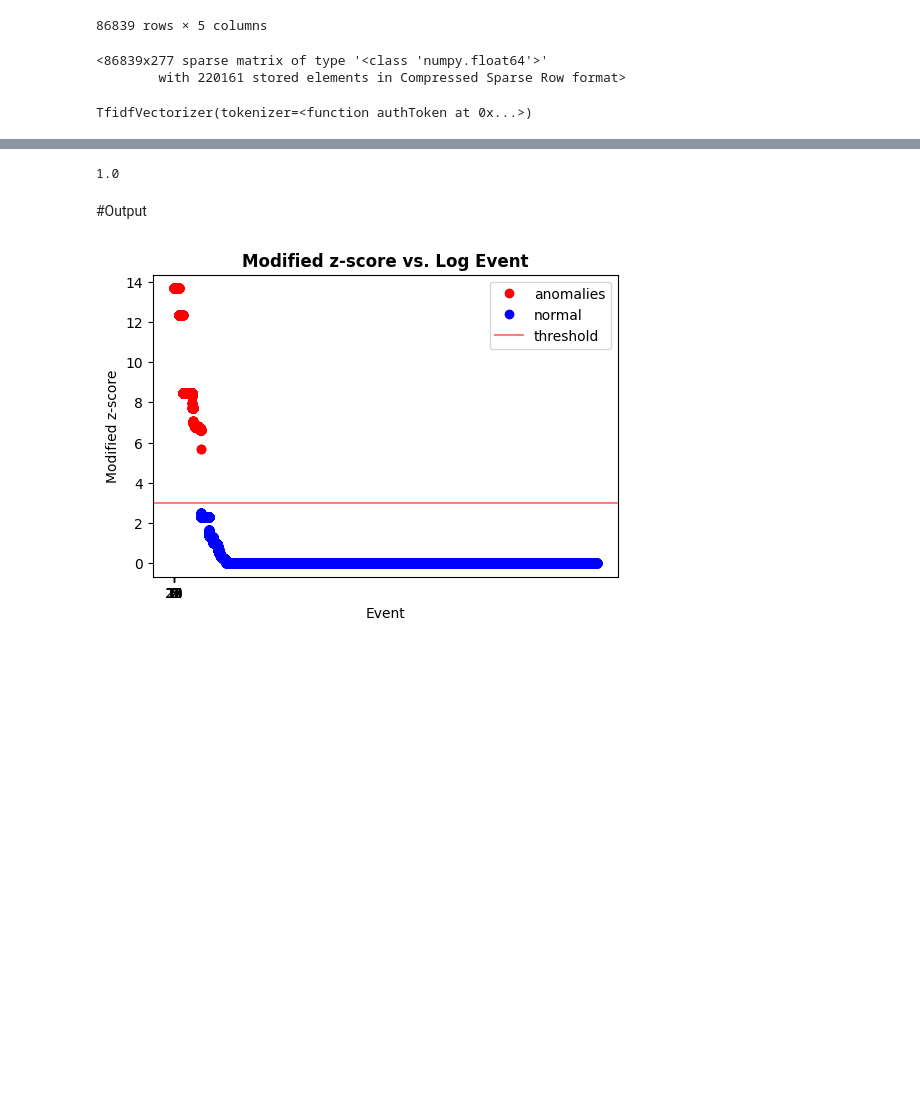
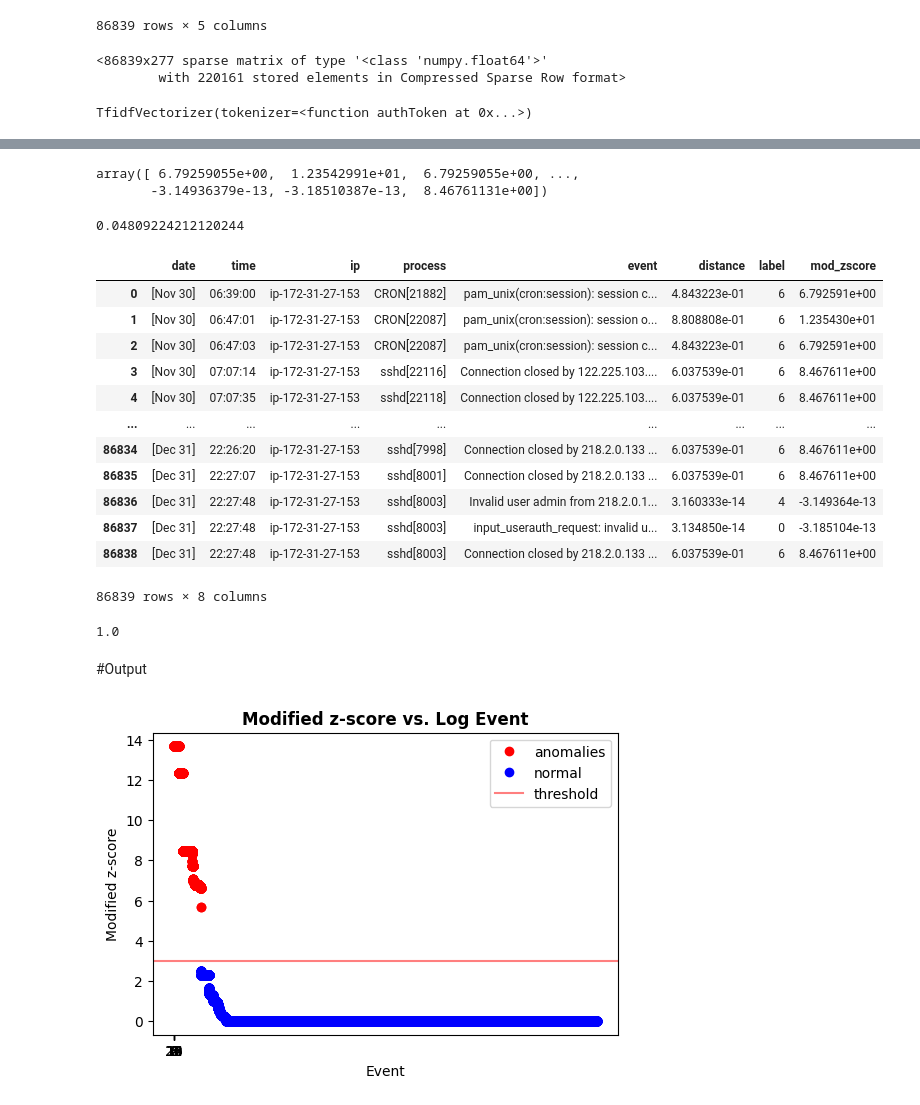
Before and after one commit to DARKS-ML/SOC-support-system, a Jupyter notebook: resources/auth_system/authlog_training_testing.ipynb, the cells around one changed output, grey strips where cells are left out. Saved outputs shown, nothing was run; the diff lists cells and outputs as text; code cells hidden in the pictures; blank space fills up the shorter version.

```diff
--- a/resources/auth_system/authlog_training_testing.ipynb
+++ b/resources/auth_system/authlog_training_testing.ipynb
@@ -108,7 +108,7 @@ def pca(path, input_data):
 # %%
 def train(path, input_data, mod):
   if mod == 'kmeans':
-    model = KMeans(7)
+    model = KMeans(8)
     model.fit(input_data)
     data = model.transform(input_data)
     pickle.dump(model, open(path + 'auth_kmeans_model.sav', 'wb'))
@@ -343,7 +370,32 @@ Name: label, Length: 86839, dtype: int32
 # %%
 mod_zscore, mad = modified_zscore(df_copy['distance'])
+# %%
+mod_zscore
+# %% [output]
+array([ 6.79259055e+00,  1.23542991e+01,  6.79259055e+00, ...,
+       -3.14936379e-13, -3.18510387e-13,  8.46761131e+00])
+# %%
+mad
+# %% [output]
+0.04809224212120244
 # %%
 df_copy['mod_zscore'] = mod_zscore.tolist()
+# %%
+df_copy
+# %% [output]
+|  | date | time | ip | process | event | distance | label | mod_zscore |
+| 0 | [Nov 30] | 06:39:00 | ip-172-31-27-153 | CRON[21882] | pam_unix(cron:session): session c... | 4.843223e-01 | 6 | 6.792591e+00 |
+| 1 | [Nov 30] | 06:47:01 | ip-172-31-27-153 | CRON[22087] | pam_unix(cron:session): session o... | 8.808808e-01 | 6 | 1.235430e+01 |
+| 2 | [Nov 30] | 06:47:03 | ip-172-31-27-153 | CRON[22087] | pam_unix(cron:session): session c... | 4.843223e-01 | 6 | 6.792591e+00 |
+| 3 | [Nov 30] | 07:07:14 | ip-172-31-27-153 | sshd[22116] | Connection closed by 122.225.103.... | 6.037539e-01 | 6 | 8.467611e+00 |
+| 4 | [Nov 30] | 07:07:35 | ip-172-31-27-153 | sshd[22118] | Connection closed by 122.225.103.... | 6.037539e-01 | 6 | 8.467611e+00 |
+| ... | ... | ... | ... | ... | ... | ... | ... | ... |
+| 86834 | [Dec 31] | 22:26:20 | ip-172-31-27-153 | sshd[7998] | Connection closed by 218.2.0.133 ... | 6.037539e-01 | 6 | 8.467611e+00 |
+| 86835 | [Dec 31] | 22:27:07 | ip-172-31-27-153 | sshd[8001] | Connection closed by 218.2.0.133 ... | 6.037539e-01 | 6 | 8.467611e+00 |
+| 86836 | [Dec 31] | 22:27:48 | ip-172-31-27-153 | sshd[8003] | Invalid user admin from 218.2.0.1... | 3.160333e-14 | 4 | -3.149364e-13 |
+| 86837 | [Dec 31] | 22:27:48 | ip-172-31-27-153 | sshd[8003] | input_userauth_request: invalid u... | 3.134850e-14 | 0 | -3.185104e-13 |
+| 86838 | [Dec 31] | 22:27:48 | ip-172-31-27-153 | sshd[8003] | Connection closed by 218.2.0.133 ... | 6.037539e-01 | 6 | 8.467611e+00 |
+86839 rows × 8 columns
 # %%
 df_copy.loc[df_copy.mod_zscore>3, 'y_label'] = 'anomaly'
 df_copy.loc[df_copy.mod_zscore<3, 'y_label'] = 'normal'
```
Also changed, not shown: parts of 23 cells of this notebook, 10 other files.
